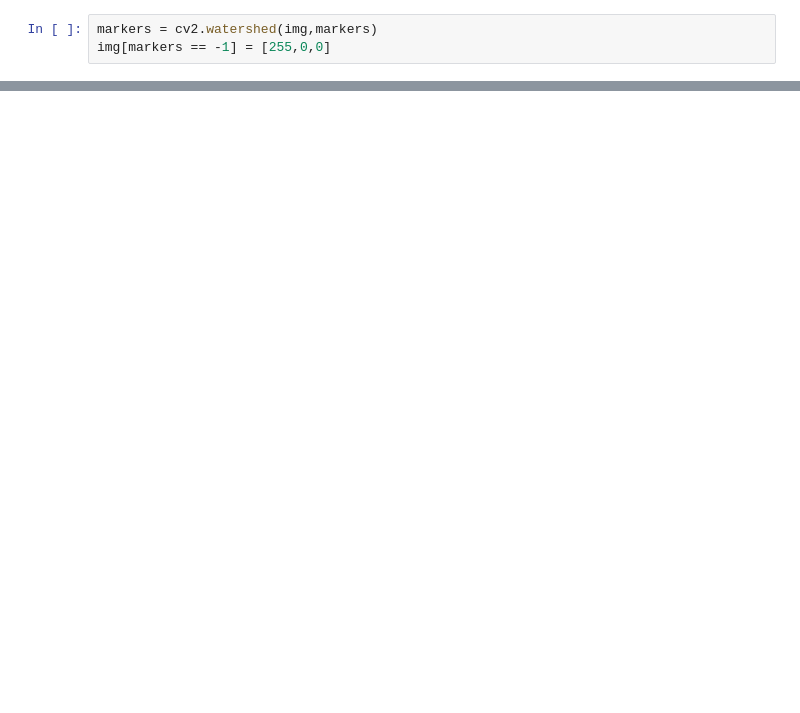
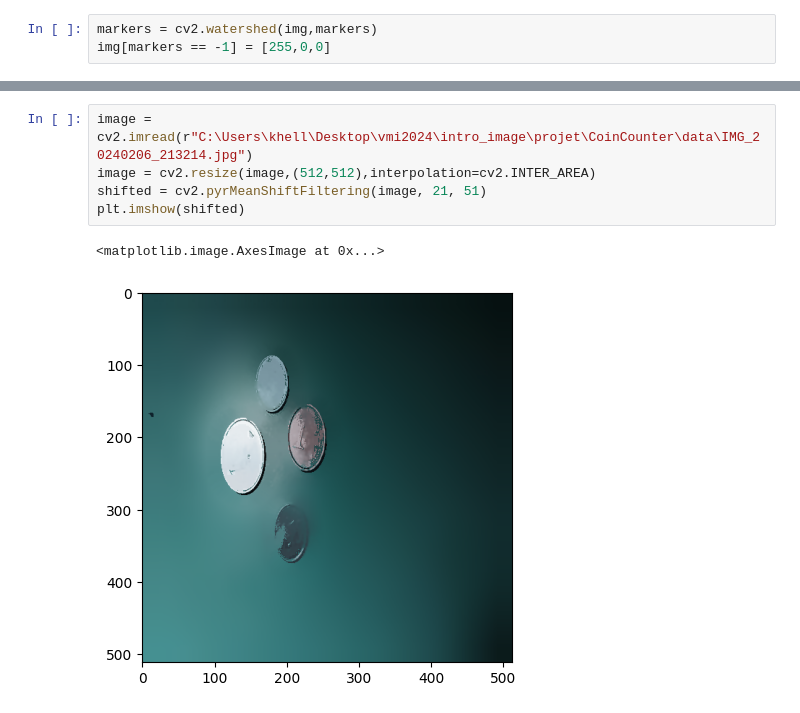
Before and after one commit to Ragnarock-16/CoinCounter, a Jupyter notebook: CoinCounter/notebook.ipynb, the cells around one changed output, grey strips where cells are left out. Drawn from its saved outputs; the diff is of its cells as text; blank space fills up the shorter version.

```diff
--- a/CoinCounter/notebook.ipynb
+++ b/CoinCounter/notebook.ipynb
@@ -277,0 +288,8 @@ plt.show()
+# %%
+image = cv2.imread(r"C:\Users\khell\Desktop\vmi2024\intro_image\projet\CoinCounter\data\IMG_20240206_213214.jpg")
+image = cv2.resize(image,(512,512),interpolation=cv2.INTER_AREA)
+shifted = cv2.pyrMeanShiftFiltering(image, 21, 51)
+plt.imshow(shifted)
+# %% [output]
+<matplotlib.image.AxesImage at 0x...>
+[figure, added]
```
Also changed, not shown: parts of 27 cells of this notebook, 1 other file.
